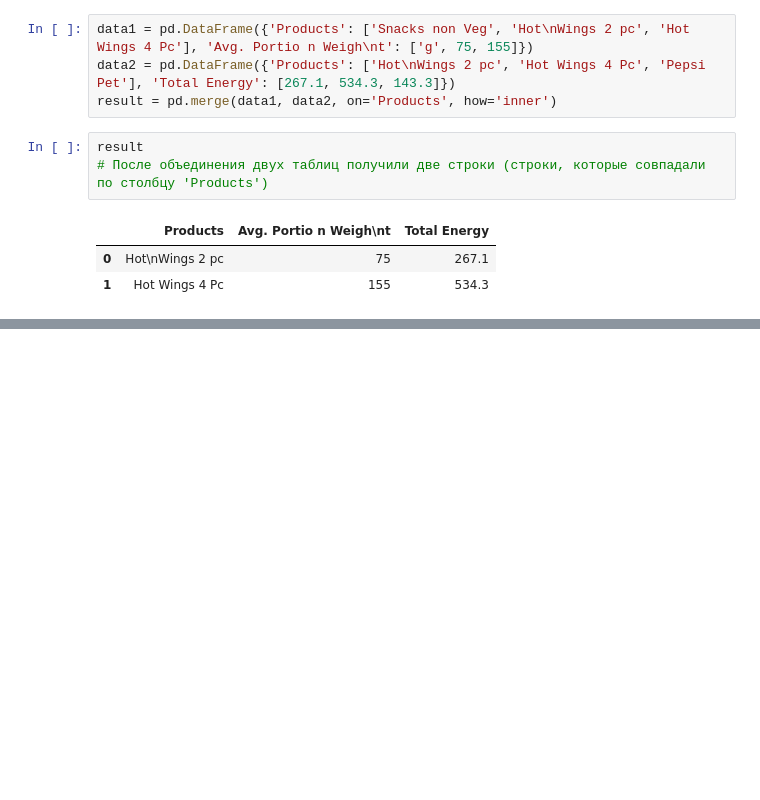
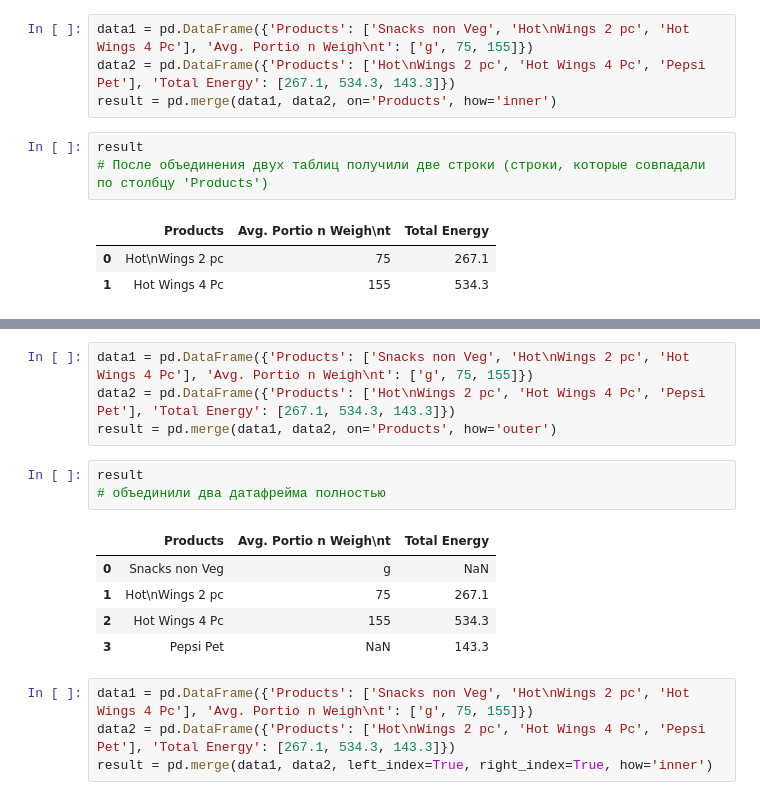
Before and after one commit to MariyaYu/Lesson_1, a Jupyter notebook: Untitled10.ipynb, the cells around one changed output, grey strips where cells are left out. Drawn from its saved outputs; the diff is of its cells as text; blank space fills up the shorter version.

```diff
--- a/Untitled10.ipynb
+++ b/Untitled10.ipynb
@@ -105,0 +129,17 @@ result
+# %%
+data1 = pd.DataFrame({'Products': ['Snacks non Veg', 'Hot\nWings 2 pc', 'Hot Wings 4 Pc'], 'Avg. Portio n Weigh\nt': ['g', 75, 155]})
+data2 = pd.DataFrame({'Products': ['Hot\nWings 2 pc', 'Hot Wings 4 Pc', 'Pepsi Pet'], 'Total Energy': [267.1, 534.3, 143.3]})
+result = pd.merge(data1, data2, on='Products', how='outer')
+# %%
+result
+# объединили два датафрейма полностью
+# %% [output]
+|  | Products | Avg. Portio n Weigh\nt | Total Energy |
+| 0 | Snacks non Veg | g | NaN |
+| 1 | Hot\nWings 2 pc | 75 | 267.1 |
+| 2 | Hot Wings 4 Pc | 155 | 534.3 |
+| 3 | Pepsi Pet | NaN | 143.3 |
+# %%
+data1 = pd.DataFrame({'Products': ['Snacks non Veg', 'Hot\nWings 2 pc', 'Hot Wings 4 Pc'], 'Avg. Portio n Weigh\nt': ['g', 75, 155]})
+data2 = pd.DataFrame({'Products': ['Hot\nWings 2 pc', 'Hot Wings 4 Pc', 'Pepsi Pet'], 'Total Energy': [267.1, 534.3, 143.3]})
+result = pd.merge(data1, data2, left_index=True, right_index=True, how='inner')
```
Also changed, not shown: parts of 5 cells of this notebook.
